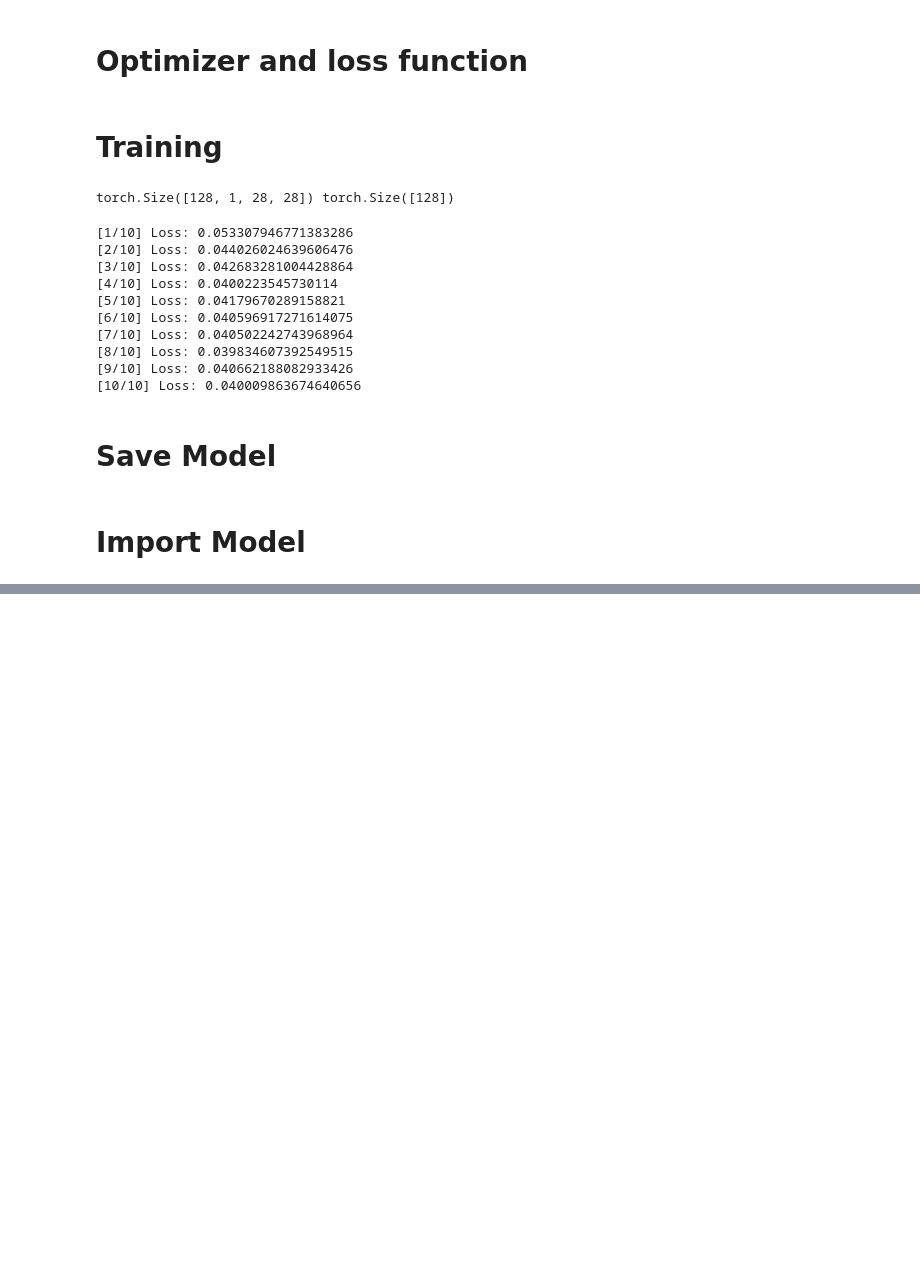
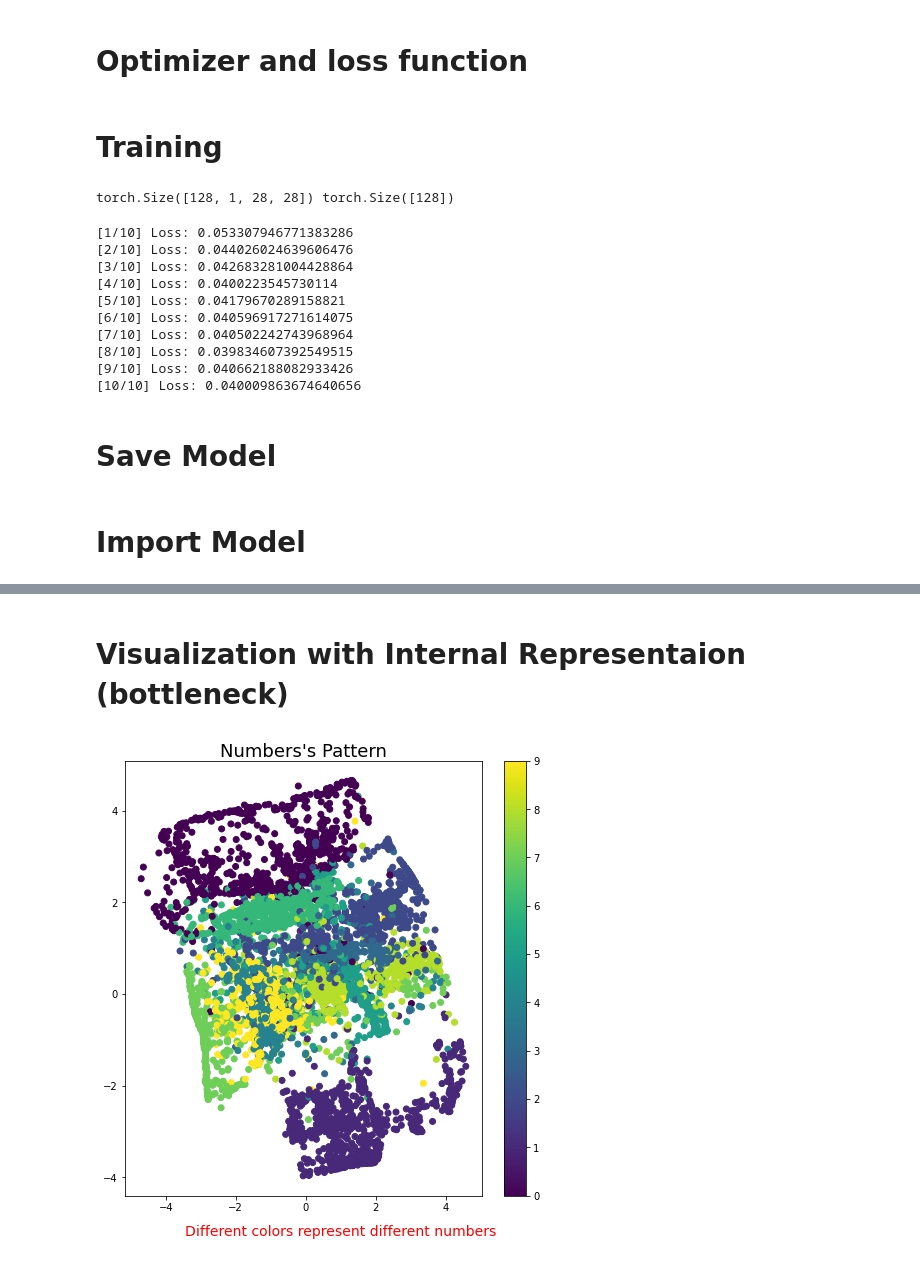
Before and after one commit to JimCurryWang/Deep-Learning-Jot, a Jupyter notebook: AutoEncoder/AE.ipynb, the cells around one changed output, grey strips where cells are left out. Drawn from its saved outputs; the diff is of its cells as text; code cells hidden in the pictures; blank space fills up the shorter version.

```diff
--- a/AutoEncoder/AE.ipynb
+++ b/AutoEncoder/AE.ipynb
@@ -115,0 +198,28 @@ torch.save(model, 'autoencoder.pth')
+# %% [markdown]
+# Visualization with Internal Representaion (bottleneck)
+# %%
+plt.figure(figsize=(8,8))
+
+axis_x = []
+axis_y = []
+answers = []
+with torch.no_grad():
+    for data in test_loader:
+        inputs = data[0].view(-1, 28*28)
+        answers += data[1].tolist()
+
+        # code is the Internal Representation
+        # which is redunction to 2 dimension
+        code, outputs = model(inputs)
+        axis_x += code[:, 0].tolist()
+        axis_y += code[:, 1].tolist()
+        break
+
+
+plt.title("Numbers's Pattern", fontsize=18, ha="center", va="top")
+plt.figtext(0.5,0.05, "Different colors represent different numbers", ha="center", va="bottom", fontsize=14, color="r")
+plt.scatter(axis_x, axis_y, c=answers)
+plt.colorbar()
+plt.show()
+# %% [output]
+[figure, added]
```
Also changed, not shown: parts of 8 cells of this notebook, 14 other files.
